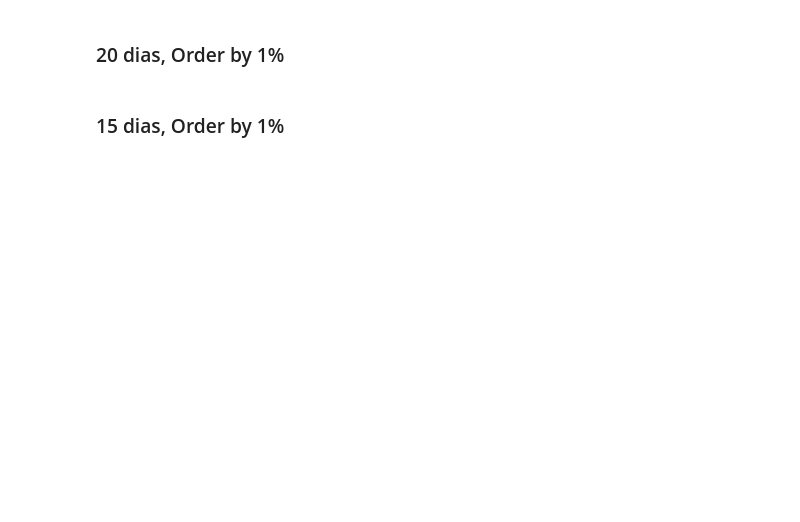
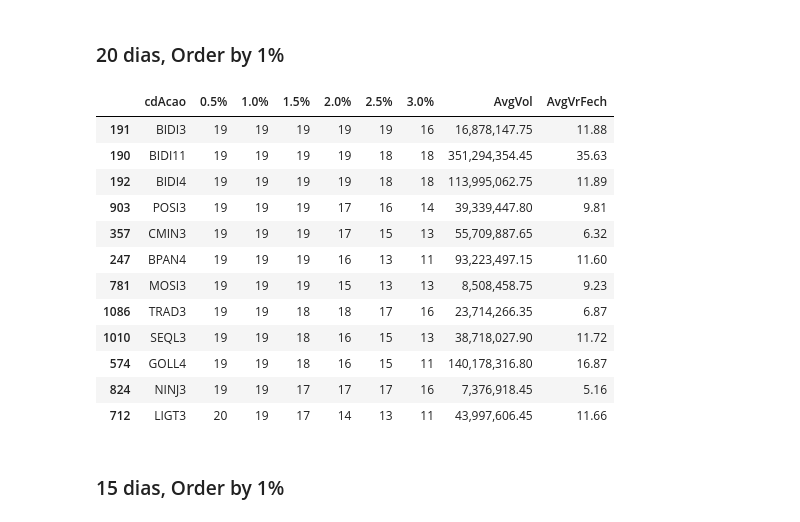
Before and after one commit to alexandre-esmeraldo/StockManager, a Jupyter notebook: StockManager_Processamento.ipynb, the cells around one changed output. Drawn from its saved outputs; the diff is of its cells as text; code cells hidden in the pictures; blank space fills up the shorter version.

```diff
--- a/StockManager_Processamento.ipynb
+++ b/StockManager_Processamento.ipynb
@@ -164,7 +179,21 @@ df05.loc[(df05["AvgVol"] > 6000000) & (df05["1.0%"] >= 22) & (df05["AvgVrFech"]
 # %% [markdown]
 ### 20 dias, Order by 1%
 # %%
-df05_20d.loc[(df05_20d["AvgVol"] > 6000000) & (df05_20d["1.0%"] >= 18) & (df05_20d["AvgVrFech"] > 5)]
+df05_20d.loc[(df05_20d["AvgVol"] > 6000000) & (df05_20d["1.0%"] >= 19) & (df05_20d["AvgVrFech"] > 5)]
+# %% [output]
+|  | cdAcao | 0.5% | 1.0% | 1.5% | 2.0% | 2.5% | 3.0% | AvgVol | AvgVrFech |
+| 191 | BIDI3 | 19 | 19 | 19 | 19 | 19 | 16 | 16,878,147.75 | 11.88 |
+| 190 | BIDI11 | 19 | 19 | 19 | 19 | 18 | 18 | 351,294,354.45 | 35.63 |
+| 192 | BIDI4 | 19 | 19 | 19 | 19 | 18 | 18 | 113,995,062.75 | 11.89 |
+| 903 | POSI3 | 19 | 19 | 19 | 17 | 16 | 14 | 39,339,447.80 | 9.81 |
+| 357 | CMIN3 | 19 | 19 | 19 | 17 | 15 | 13 | 55,709,887.65 | 6.32 |
+| 247 | BPAN4 | 19 | 19 | 19 | 16 | 13 | 11 | 93,223,497.15 | 11.60 |
+| 781 | MOSI3 | 19 | 19 | 19 | 15 | 13 | 13 | 8,508,458.75 | 9.23 |
+| 1086 | TRAD3 | 19 | 19 | 18 | 18 | 17 | 16 | 23,714,266.35 | 6.87 |
+| 1010 | SEQL3 | 19 | 19 | 18 | 16 | 15 | 13 | 38,718,027.90 | 11.72 |
+| 574 | GOLL4 | 19 | 19 | 18 | 16 | 15 | 11 | 140,178,316.80 | 16.87 |
+| 824 | NINJ3 | 19 | 19 | 17 | 17 | 17 | 16 | 7,376,918.45 | 5.16 |
+| 712 | LIGT3 | 20 | 19 | 17 | 14 | 13 | 11 | 43,997,606.45 | 11.66 |
 # %% [markdown]
 ### 15 dias, Order by 1%
 # %%
```
Also changed, not shown: parts of 9 cells of this notebook, 1 other file.
